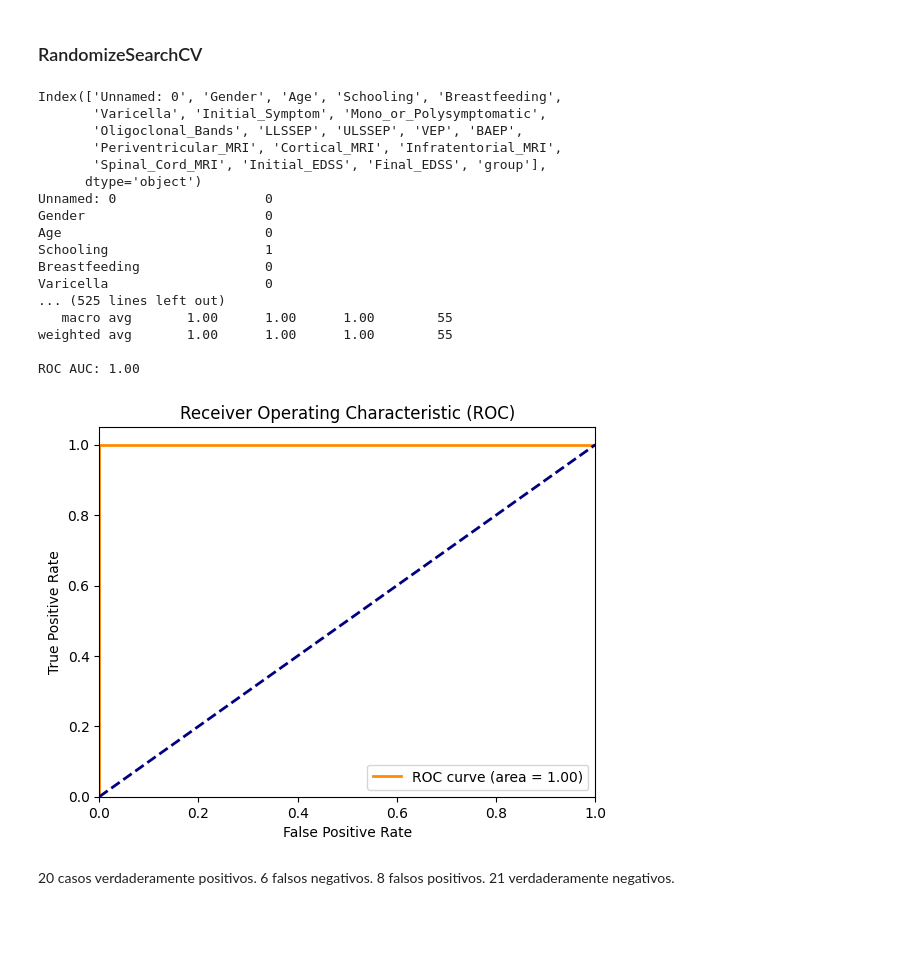
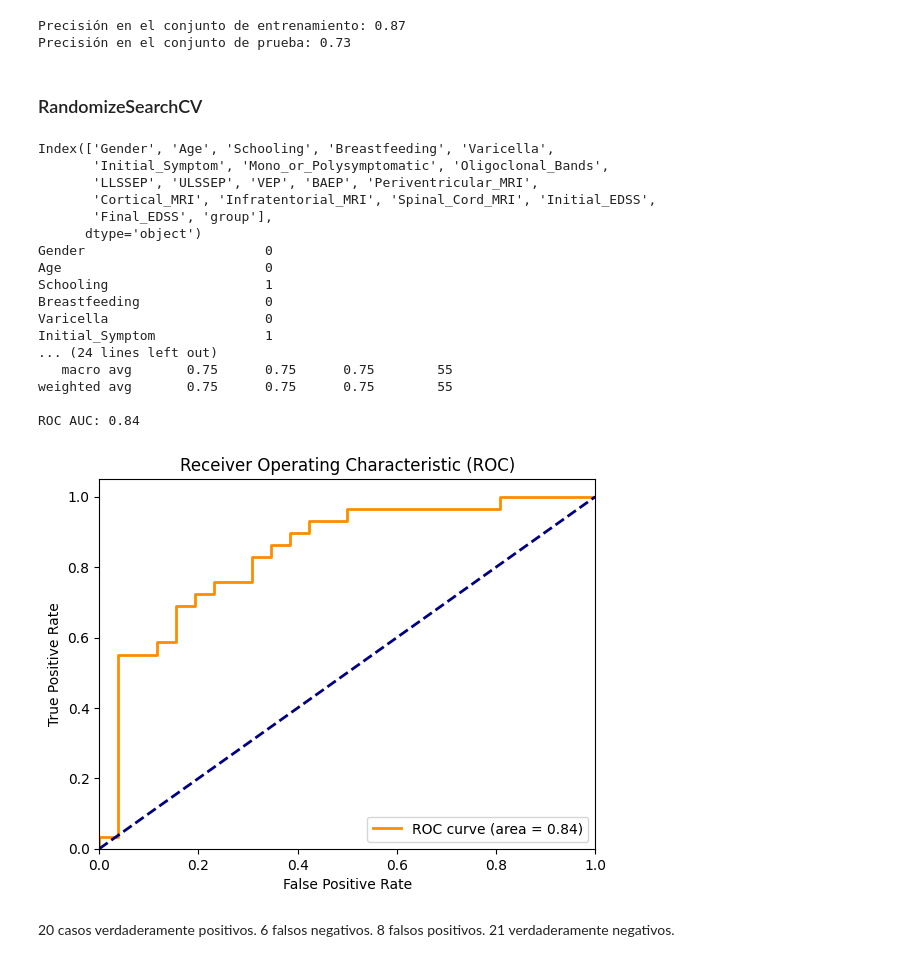
Before and after one commit to BertoloniLucas/SimaAI, a Jupyter notebook: models/SVM.ipynb, the cells around one changed output. Cells and saved outputs as stored; diff of their text form; code cells hidden in the pictures; blank space fills up the shorter version.

```diff
--- a/models/SVM.ipynb
+++ b/models/SVM.ipynb
@@ -94,3 +94,15 @@ ROC AUC: 1.00
+# %%
+from sklearn.metrics import accuracy_score
+
+# Calcular la precisión en el conjunto de entrenamiento y prueba
+train_accuracy = accuracy_score(y_train, best_model.predict(X_train))
+test_accuracy = accuracy_score(y_test, y_pred)
+
+print(f"Precisión en el conjunto de entrenamiento: {train_accuracy:.2f}")
+print(f"Precisión en el conjunto de prueba: {test_accuracy:.2f}")
+# %% [output]
+Precisión en el conjunto de entrenamiento: 0.87
+Precisión en el conjunto de prueba: 0.73
 # %% [markdown]
 ### RandomizeSearchCV
 # %%
@@ -101,8 +113,8 @@ from scipy.stats import uniform, randint
 
 
 # # Cargar los datos desde el CSV, ignorando la columna de índice
-# file_path = 'C:\\Users\\48242450\\Documents\\Pruebas-Proyecto\\conversion_predictors_of_clinically_isolated_syndrome_to_multiple_sclerosis (2).csv'
-# df = pd.read_csv(file_path, index_col=0)
+file_path = 'C:\\Users\\48242450\\Documents\\Pruebas-Proyecto\\conversion_predictors_of_clinically_isolated_syndrome_to_multiple_sclerosis (2).csv'
+df = pd.read_csv(file_path, index_col=0)
 
 # Verificar los nombres de las columnas
 print(df.columns)
@@ -146,44 +158,44 @@ y_prob = best_model.predict_proba(X_test)[:, 1]
 
 # Evaluar el modelo
 print(confusion_matrix(y_test, y_pred))
 print(classification_report(y_test, y_pred))
 
 # Calcular ROC AUC
 fpr, tpr, _ = roc_curve(y_test, y_prob, pos_label=best_model.classes_[1])
 roc_auc = roc_auc_score(y_test, y_prob)
 
 print(f'ROC AUC: {roc_auc:.2f}')
 
 # Graficar la curva ROC
 plt.figure()
 plt.plot(fpr, tpr, color='darkorange', lw=2, label='ROC curve (area = %0.2f)' % roc_auc)
 plt.plot([0, 1], [0, 1], color='navy', lw=2, linestyle='--')
 plt.xlim([0.0, 1.0])
 plt.ylim([0.0, 1.05])
 plt.xlabel('False Positive Rate')
 plt.ylabel('True Positive Rate')
 plt.title('Receiver Operating Characteristic (ROC)')
 plt.legend(loc='lower right')
 plt.show()
 # %% [output]
-Index(['Unnamed: 0', 'Gender', 'Age', 'Schooling', 'Breastfeeding',
-       'Varicella', 'Initial_Symptom', 'Mono_or_Polysymptomatic',
-       'Oligoclonal_Bands', 'LLSSEP', 'ULSSEP', 'VEP', 'BAEP',
-       'Periventricular_MRI', 'Cortical_MRI', 'Infratentorial_MRI',
-       'Spinal_Cord_MRI', 'Initial_EDSS', 'Final_EDSS', 'group'],
+Index(['Gender', 'Age', 'Schooling', 'Breastfeeding', 'Varicella',
+       'Initial_Symptom', 'Mono_or_Polysymptomatic', 'Oligoclonal_Bands',
+       'LLSSEP', 'ULSSEP', 'VEP', 'BAEP', 'Periventricular_MRI',
+       'Cortical_MRI', 'Infratentorial_MRI', 'Spinal_Cord_MRI', 'Initial_EDSS',
+       'Final_EDSS', 'group'],
       dtype='object')
-Unnamed: 0                   0
 Gender                       0
 Age                          0
 Schooling                    1
 Breastfeeding                0
 Varicella                    0
-... (525 lines left out)
-   macro avg       1.00      1.00      1.00        55
-weighted avg       1.00      1.00      1.00        55
+Initial_Symptom              1
+... (24 lines left out)
+   macro avg       0.75      0.75      0.75        55
+weighted avg       0.75      0.75      0.75        55
 
-ROC AUC: 1.00
+ROC AUC: 0.84
-[figure, old version]
+[figure, new version]
 # %% [markdown]
 20 casos verdaderamente positivos.
 6 falsos negativos.
```
Also changed, not shown: parts of 3 cells of this notebook.
